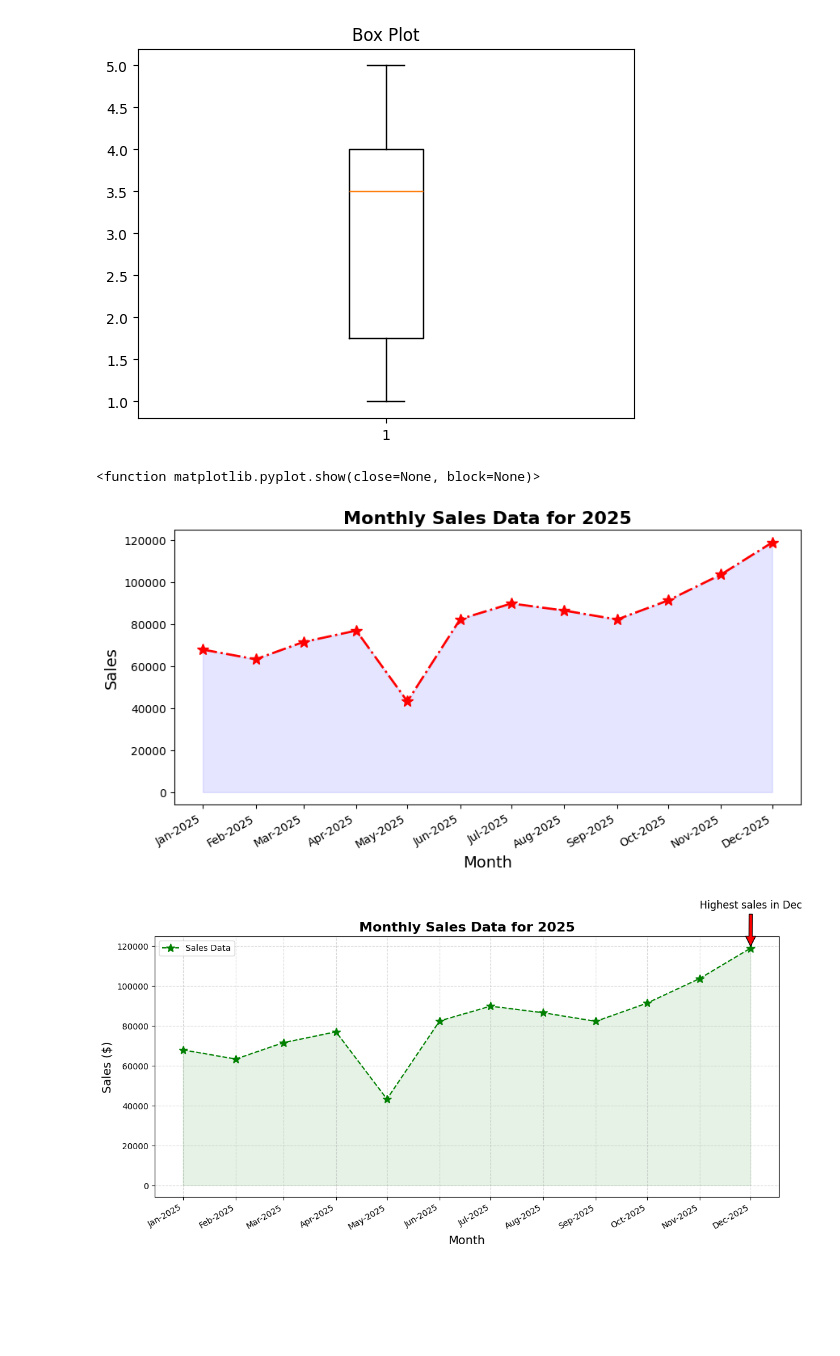
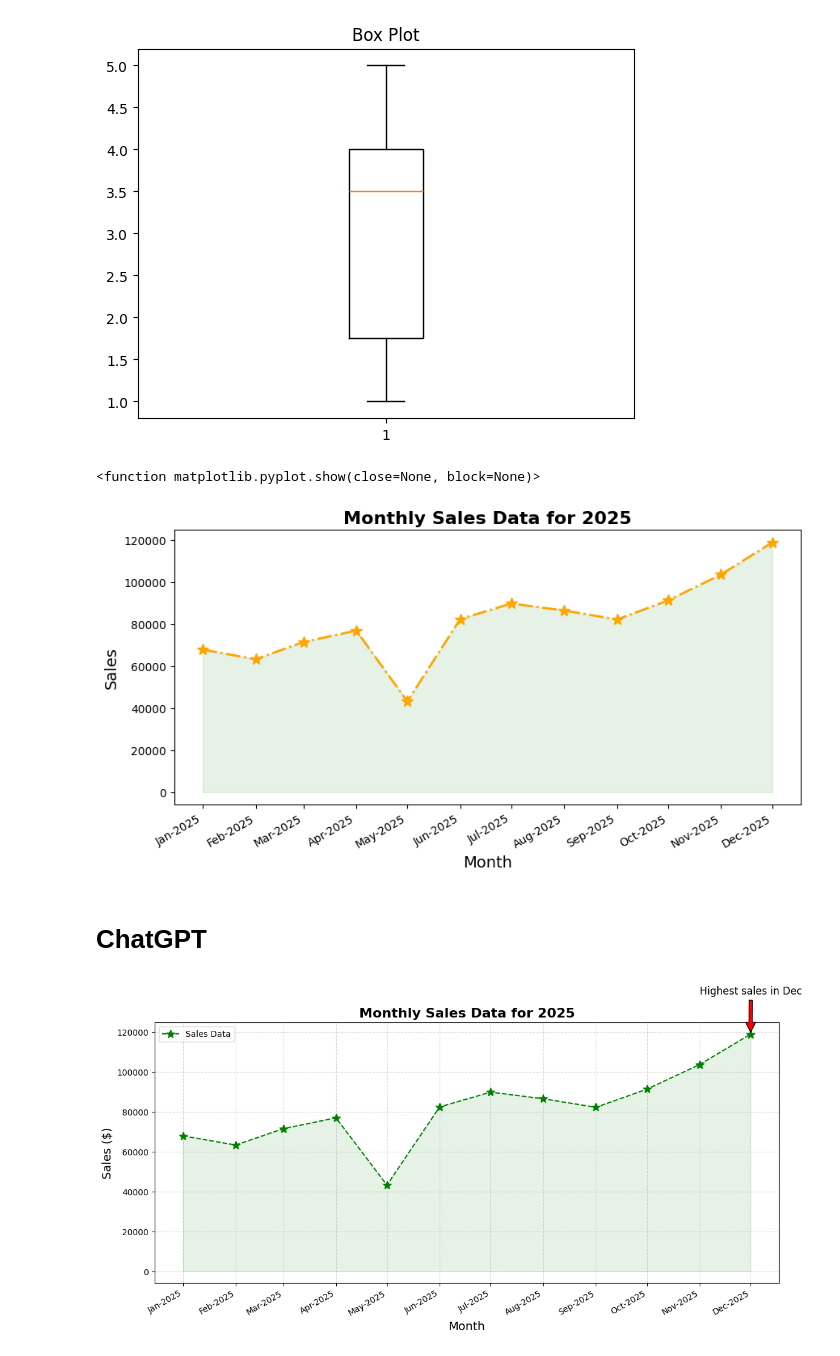
Before and after one commit to mr-prince-yadav/OJT-AI, a Jupyter notebook: Plotting.ipynb, the cells around one changed output. Cells and saved outputs as stored; diff of their text form; code cells hidden in the pictures; blank space fills up the shorter version.

```diff
--- a/Plotting.ipynb
+++ b/Plotting.ipynb
@@ -78,36 +84,39 @@ import matplotlib.pyplot as plt
 import matplotlib.dates as mdates
 import numpy as np
 
 # Data
 months = [
     "2025-01", "2025-02", "2025-03", "2025-04", "2025-05", "2025-06",
     "2025-07", "2025-08", "2025-09", "2025-10", "2025-11", "2025-12"
 ]
 sales = [
     67850.30, 63240.75, 71450.90, 76890.25, 43210.50, 82345.60,
     89760.35, 86430.20, 82150.75, 91240.30, 103560.45, 118790.80
 ]
 
 # Months
 months = [mdates.datestr2num(m + "-01") for m in months]
 
 # Plot
 plt.figure(figsize=(10,5))
-plt.plot(months,sales, color="red", linestyle="-.", marker="*", markersize="10", linewidth=2, label="Sales data")
-plt.fill_between(months, sales, color='blue', alpha=0.1)
+plt.plot(months,sales, color="orange", linestyle="-.", marker="*", markersize="10", linewidth=2, label="Sales data")
+plt.fill_between(months, sales, color='green', alpha=0.1)
 plt.gca().xaxis.set_major_formatter(mdates.DateFormatter('%b-%Y'))
 plt.gca().xaxis.set_major_locator(mdates.MonthLocator(bymonth=[1,2,3,4,5,6,7,8,9,10,11,12], interval=1))
 plt.gcf().autofmt_xdate()
 
 # Plot Labels
 plt.xlabel("Month",fontsize=14)
 plt.ylabel("Sales",fontsize=14)
 plt.title("Monthly Sales Data for 2025", fontsize=16, fontweight='bold')
 
+
 plt.show
 # %% [output]
 <function matplotlib.pyplot.show(close=None, block=None)>
-[figure, old version]
+[figure, new version]
+# %% [markdown]
+# ChatGPT
 # %%
 import matplotlib.pyplot as plt
 import matplotlib.dates as mdates
```
Also changed, not shown: parts of 9 cells of this notebook.
